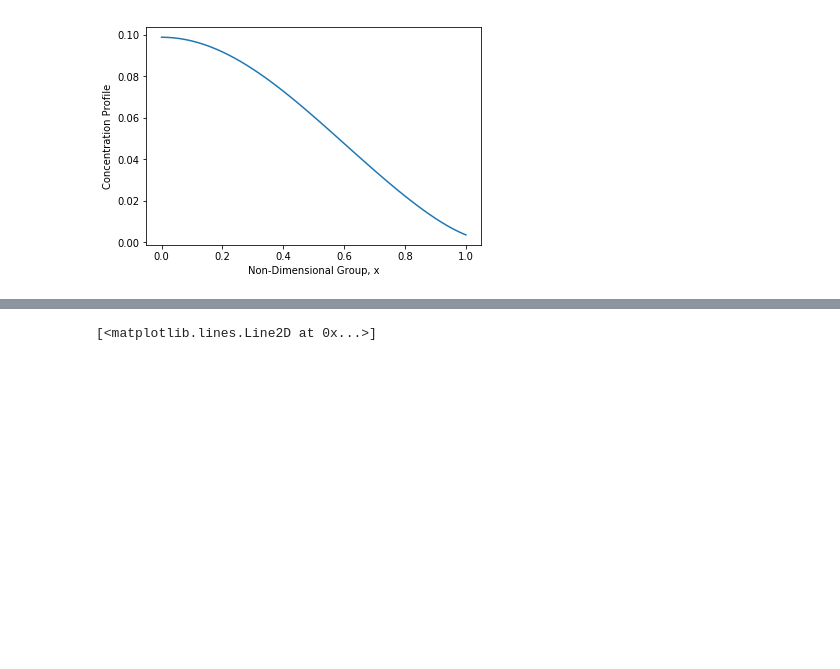
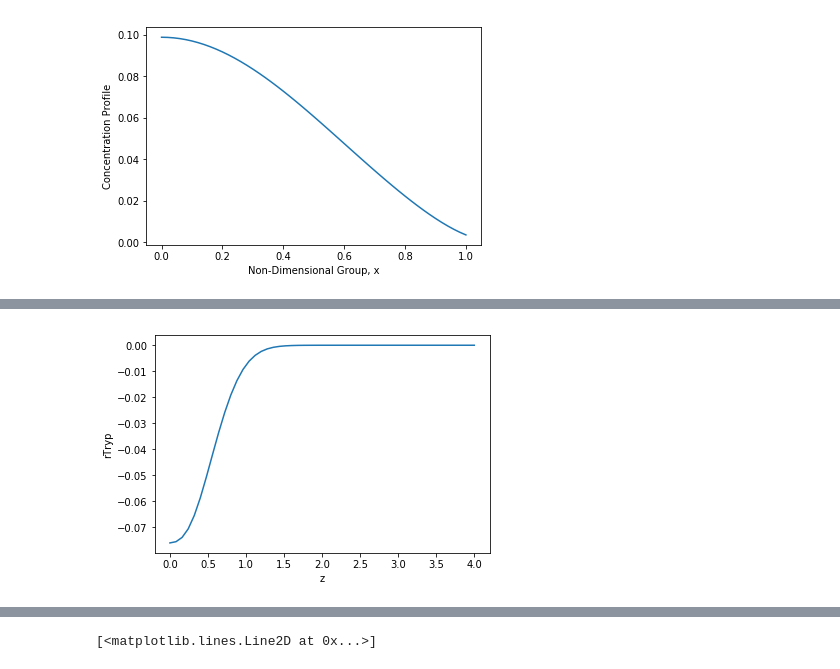
Before and after one commit to nateharms/serotonin_transport, a Jupyter notebook: reattempting.ipynb, the cells around one changed output, grey strips where cells are left out. Cells and saved outputs as stored; diff of their text form; code cells hidden in the pictures; blank space fills up the shorter version.

```diff
--- a/reattempting.ipynb
+++ b/reattempting.ipynb
@@ -293,0 +303,8 @@ plt.show()
+# %%
+rTrypz=-0.1868*conc_final_y/(1.4353+conc_final_y)
+plt.plot(y, rTrypz)
+plt.xlabel("z")
+plt.ylabel("rTryp")
+plt.show()
+# %% [output]
+[figure, added]
```
Also changed, not shown: parts of 4 cells of this notebook.
